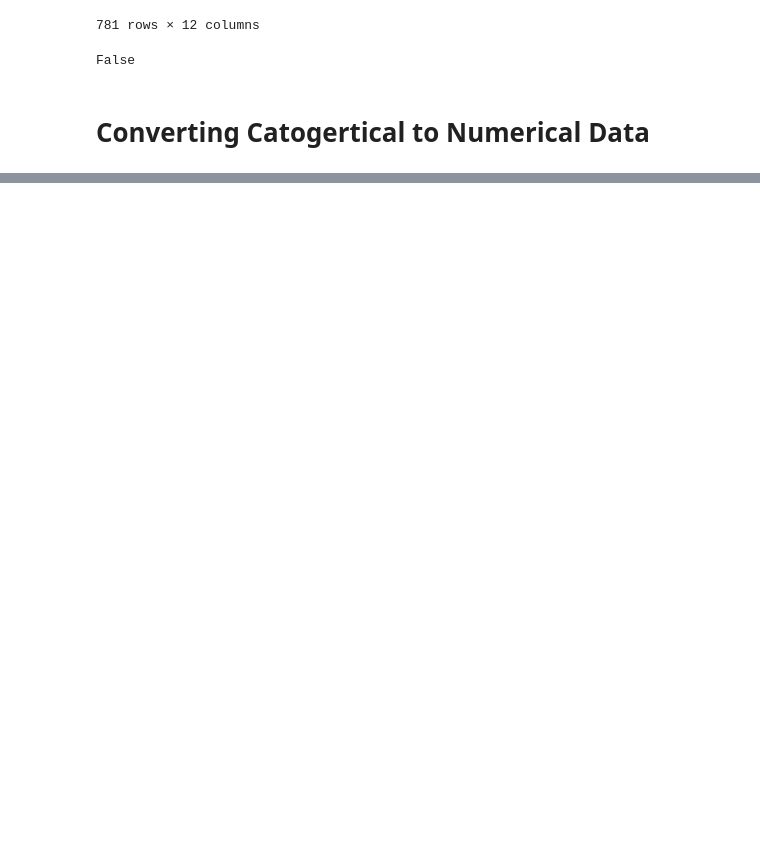
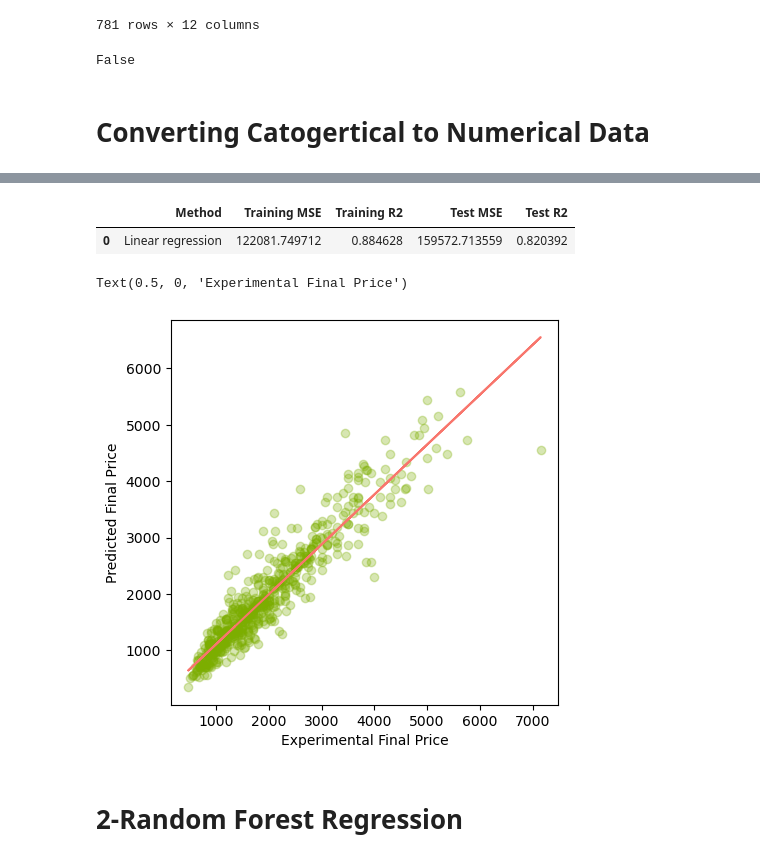
Before and after one commit to FirasObieda/MachineLearningModel, a Jupyter notebook: ML Model for Laptops.ipynb, the cells around one changed output, grey strips where cells are left out. Saved outputs shown, nothing was run; the diff lists cells and outputs as text; code cells hidden in the pictures; blank space fills up the shorter version.

```diff
--- a/ML Model for Laptops.ipynb
+++ b/ML Model for Laptops.ipynb
@@ -109,0 +72,3 @@ DataSet_Shuffled
+# %%
+DataSet_Shuffled=pd.get_dummies(DataSet_Shuffled, columns=["Status","Brand","Model","CPU","Storage type","GPU","Touch"])
+DataSet_Shuffled
@@ -109,0 +91,3 @@ DataSet_Shuffled
+# %%
+X = DataSet_Shuffled.drop(['Final Price'], axis=1)
+Y = DataSet_Shuffled['Final Price']
@@ -109,0 +96,3 @@ DataSet_Shuffled
+# %%
+X_train, X_test, Y_train, Y_test = train_test_split(
+    X, Y, test_size=0.2, random_state=42)
@@ -109,0 +102,31 @@ DataSet_Shuffled
+# %%
+Linear = LinearRegression()
+Linear.fit(X_train, y_train)
+Y_Linear_train_pred = Linear.predict(X_train)
+Y_Linear_test_pred = Linear.predict(X_test)
+# %%
+#Showing Preformance
+Linear_train_mse = mean_squared_error(Y_train, Y_Linear_train_pred)
+Linear_train_r2 = r2_score(Y_train, Y_Linear_train_pred)
+Linear_test_mse = mean_squared_error(Y_test, Y_Linear_test_pred)
+Linear_test_r2 = r2_score(Y_test, Y_Linear_test_pred)
+Linear_results = pd.DataFrame(['Linear regression',Linear_train_mse, Linear_train_r2, Linear_test_mse, Linear_test_r2]).transpose()
+Linear_results.columns = ['Method','Training MSE','Training R2','Test MSE','Test R2']
+Linear_results.columns
+Linear_results
+# %% [output]
+|  | Method | Training MSE | Training R2 | Test MSE | Test R2 |
+| 0 | Linear regression | 122081.749712 | 0.884628 | 159572.713559 | 0.820392 |
+# %%
+plt.figure(figsize=(5,5))
+plt.scatter(x=y_train, y=Y_Linear_train_pred, c="#7CAE00", alpha=0.3)
+z = np.polyfit(y_train, Y_Linear_train_pred, 1)
+p = np.poly1d(z)
+plt.plot(Y_train,p(Y_train),"#F8766D")
+plt.ylabel('Predicted Final Price')
+plt.xlabel('Experimental Final Price')
+# %% [output]
+Text(0.5, 0, 'Experimental Final Price')
+[figure, added]
+# %% [markdown]
+# 2-Random Forest Regression
```
Also changed, not shown: parts of 9 cells of this notebook.
